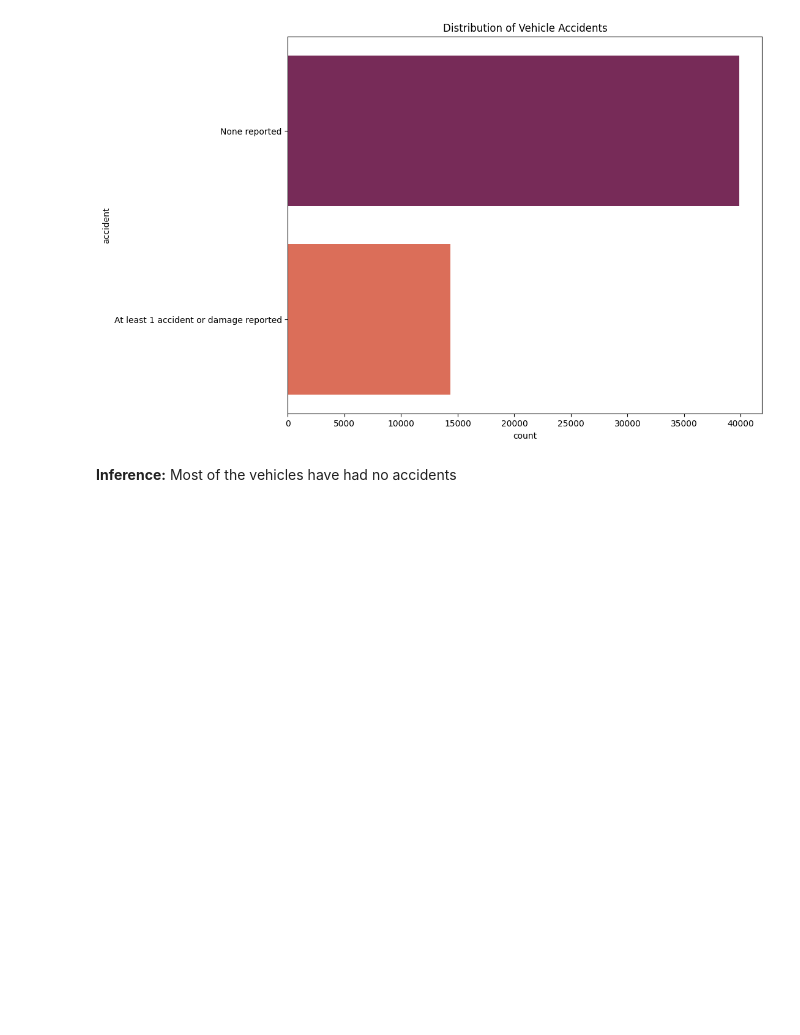
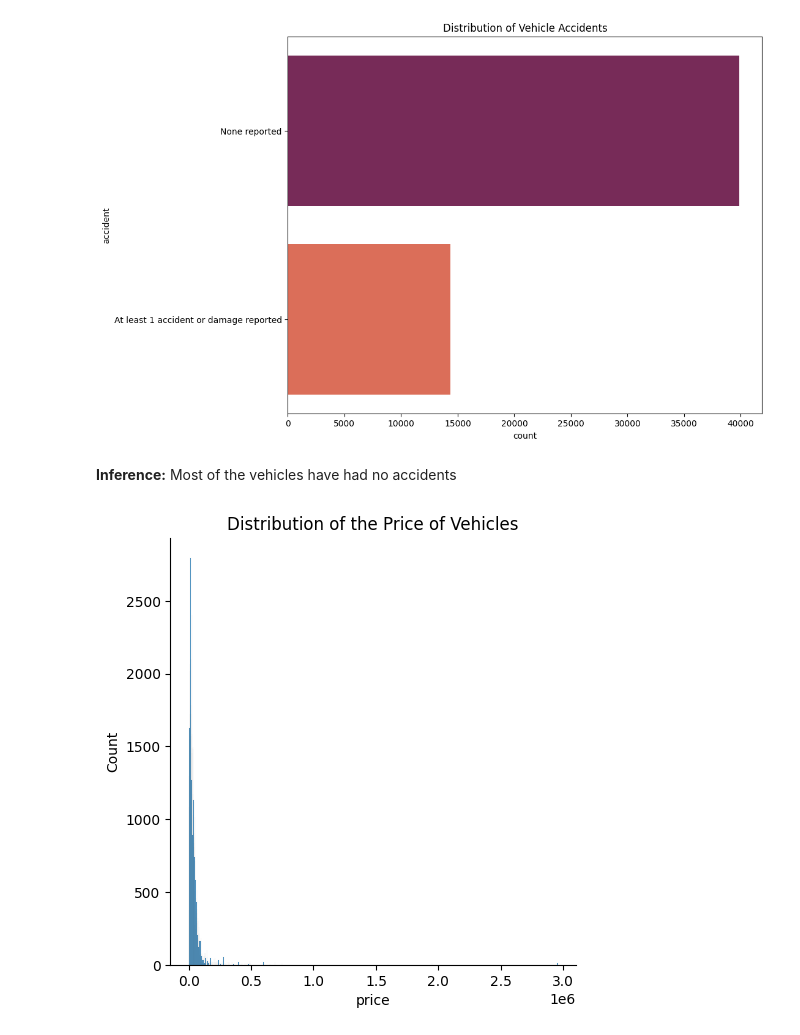
Before and after one commit to Odeyiany2/KaggleX-Skills-Assessment-Challenge, a Jupyter notebook: Used_Car_Prediction.ipynb, the cells around one changed output. Saved outputs shown, nothing was run; the diff lists cells and outputs as text; code cells hidden in the pictures; blank space fills up the shorter version.

```diff
--- a/Used_Car_Prediction.ipynb
+++ b/Used_Car_Prediction.ipynb
@@ -262,4 +290,6 @@ plt.show();
 # %%
 #visualizing the distribution of our target variable
 sns.displot(df_train, x = "price")
-plt.title("Distribution of the Pr
+plt.title("Distribution of the Price of Vehicles");
+# %% [output]
+[figure, added]
```
Also changed, not shown: parts of 4 cells of this notebook.
